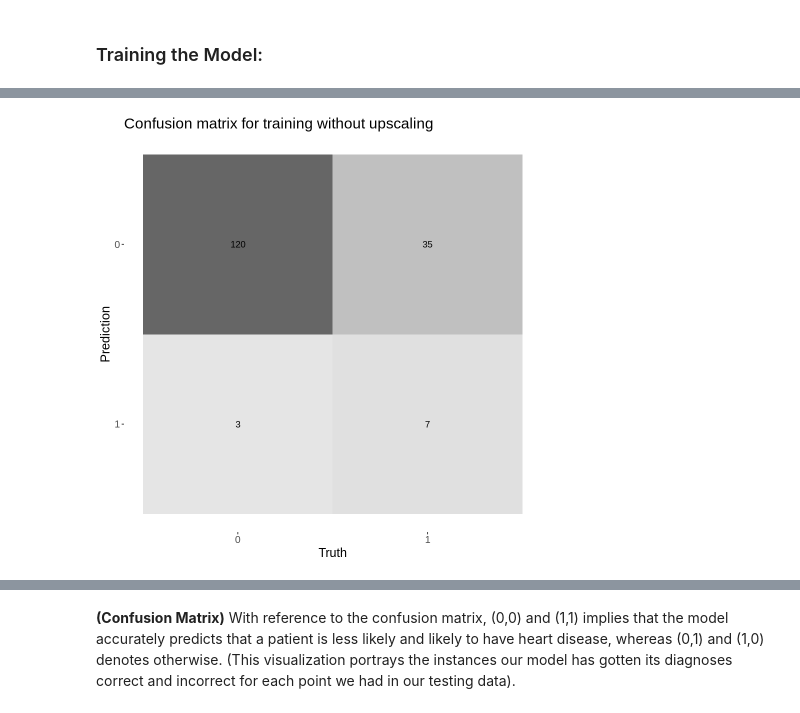
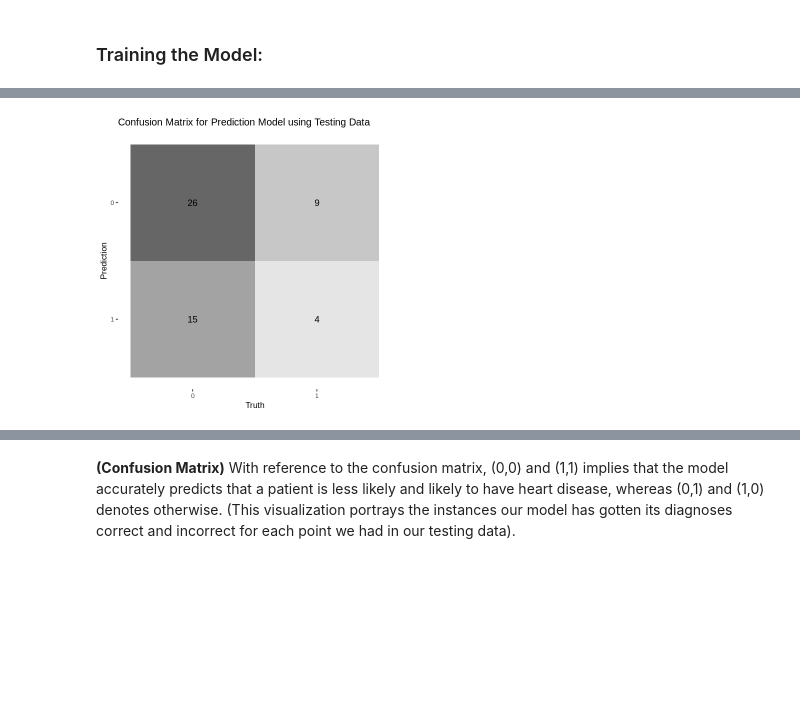
Before and after one commit to Yujinjen/group_project, a Jupyter notebook: DSCI_G36_Project_Submission.ipynb, the cells around one changed output, grey strips where cells are left out. Saved outputs shown, nothing was run; the diff lists cells and outputs as text; code cells hidden in the pictures; blank space fills up the shorter version.

```diff
--- a/DSCI_G36_Project_Submission.ipynb
+++ b/DSCI_G36_Project_Submission.ipynb
@@ -280,0 +321,20 @@ Based on the correlation coefficients generated in Figure 1.2, all of the values
+# %%
+# all knn values
+set.seed(1234)
+
+knn_4 <- nearest_neighbor(weight_func = "rectangular", neighbors=4) %>%
+    set_engine("kknn") %>%
+    set_mode("classification")
+
+knn_8 <- nearest_neighbor(weight_func = "rectangular", neighbors=8) %>%
+    set_engine("kknn") %>%
+    set_mode("classification")
+
+knn_12 <- nearest_neighbor(weight_func = "rectangular", neighbors=12) %>%
+    set_engine("kknn") %>%
+    set_mode("classification")
+# knn_tune <- nearest_neighbor(weight_func = "rectangular", neighbors=tune()) %>%
+#   set_engine("kknn") %>%
+#   set_mode("classification")
+
+# grid_vals <- tibble(neighbors = seq(from = 1, to = 20))
@@ -449,13 +663,12 @@ A tibble: 1 × 3
 # %%
-#For CROSS VAL
+#setting final visualization dimensions
+options(repr.plot.width=5, repr.plot.height=5)
 
-options(repr.plot.width=7.5, repr.plot.height=7.5)
+#creating confusion matrix table
+confusion_matrix <- conf_mat(predict_final, truth = diag, estimate = .pred_class)
 
-training_predictions <- predict(knn_fit, cleveland_training) %>%
-    bind_cols(cleveland_training)
-
-confusion_matrix <- conf_mat(training_predictions, truth = diag, estimate = .pred_class)
-autoplot(confusion_matrix, type = "heatmap") + theme(text = element_text(size = 15)) +
-    ggtitle("Confusion matrix for training without upscaling")
+#producing conf mat graph output
+autoplot(confusion_matrix, type = "heatmap") + theme(text = element_text(size = 10)) +
+    ggtitle("Confusion Matrix for Prediction Model using Testing Data")
 # %% [output]
-[figure, old version]
+[figure, new version]
```
Also changed, not shown: parts of 20 cells of this notebook.
